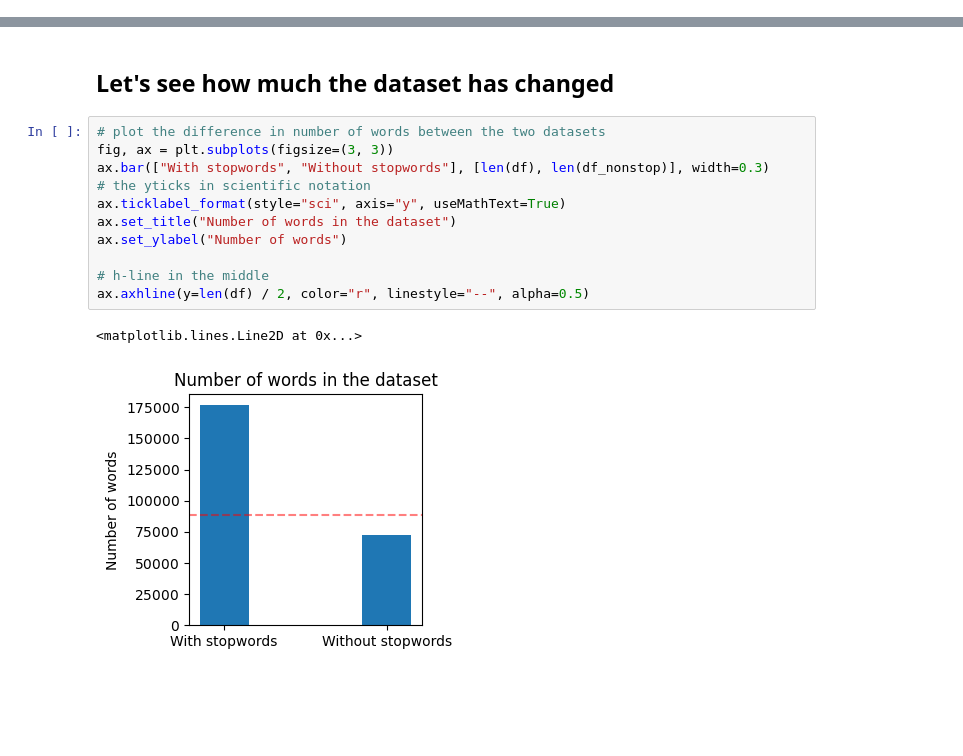
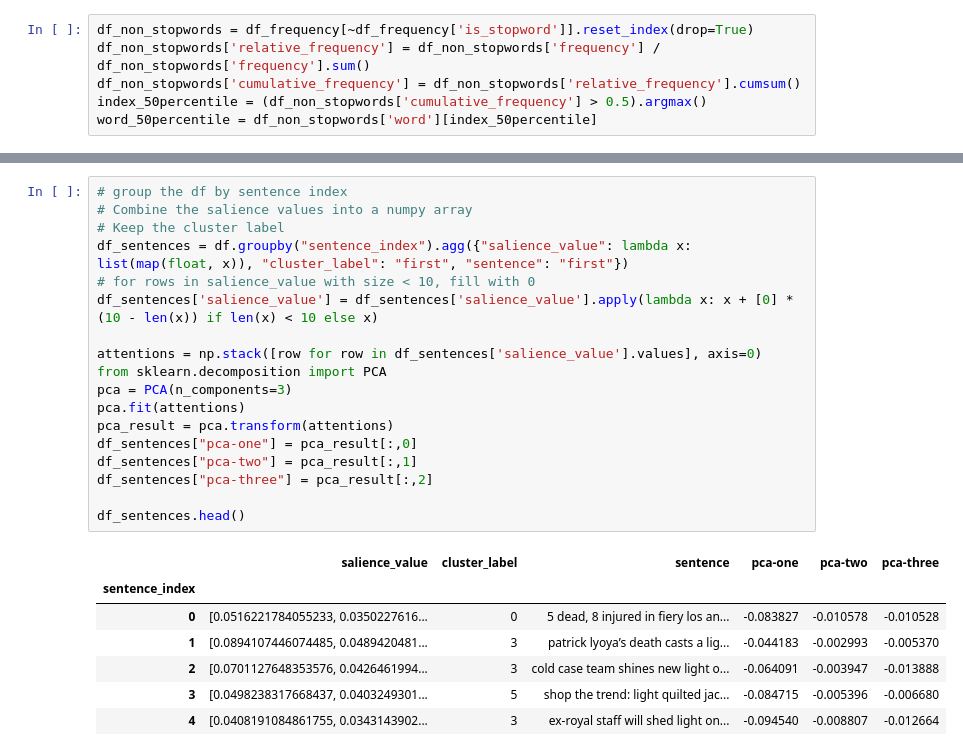
Before and after one commit to marc-gav/MasterThesis, a Jupyter notebook: study_dataset.ipynb, the cells around one changed output, grey strips where cells are left out. Cells and saved outputs as stored; diff of their text form; blank space fills up the shorter version.

```diff
--- a/study_dataset.ipynb
+++ b/study_dataset.ipynb
@@ -24,0 +132,6 @@ The dataset vocabulary size is 12076.
+# %%
+df_non_stopwords = df_frequency[~df_frequency['is_stopword']].reset_index(drop=True)
+df_non_stopwords['relative_frequency'] = df_non_stopwords['frequency'] / df_non_stopwords['frequency'].sum()
+df_non_stopwords['cumulative_frequency'] = df_non_stopwords['relative_frequency'].cumsum()
+index_50percentile = (df_non_stopwords['cumulative_frequency'] > 0.5).argmax()
+word_50percentile = df_non_stopwords['word'][index_50percentile]
@@ -212,16 +285,26 @@ Text(0.5, 0.98, 'Frequency and cumulative frequency of words. This time without
-# %% [markdown]
-## Let's see how much the dataset has changed
-# %%
-# plot the difference in number of words between the two datasets
-fig, ax = plt.subplots(figsize=(3, 3))
-ax.bar(["With stopwords", "Without stopwords"], [len(df), len(df_nonstop)], width=0.3)
-# the yticks in scientific notation
-ax.ticklabel_format(style="sci", axis="y", useMathText=True)
-ax.set_title("Number of words in the dataset")
-ax.set_ylabel("Number of words")
-
-# h-line in the middle
-ax.axhline(y=len(df) / 2, color="r", linestyle="--", alpha=0.5)
-# %% [output]
-<matplotlib.lines.Line2D at 0x...>
-[figure, removed]
+# %%
+# group the df by sentence index
+# Combine the salience values into a numpy array
+# Keep the cluster label
+df_sentences = df.groupby("sentence_index").agg({"salience_value": lambda x: list(map(float, x)), "cluster_label": "first", "sentence": "first"})
+# for rows in salience_value with size < 10, fill with 0
+df_sentences['salience_value'] = df_sentences['salience_value'].apply(lambda x: x + [0] * (10 - len(x)) if len(x) < 10 else x)
+
+attentions = np.stack([row for row in df_sentences['salience_value'].values], axis=0)
+from sklearn.decomposition import PCA
+pca = PCA(n_components=3)
+pca.fit(attentions)
+pca_result = pca.transform(attentions)
+df_sentences["pca-one"] = pca_result[:,0]
+df_sentences["pca-two"] = pca_result[:,1]
+df_sentences["pca-three"] = pca_result[:,2]
+
+df_sentences.head()
+# %% [output]
+|  | salience_value | cluster_label | sentence | pca-one | pca-two | pca-three |
+| sentence_index |  |  |  |  |  |  |
+| 0 | [0.0516221784055233, 0.0350227616... | 0 | 5 dead, 8 injured in fiery los an... | -0.083827 | -0.010578 | -0.010528 |
+| 1 | [0.0894107446074485, 0.0489420481... | 3 | patrick lyoya’s death casts a lig... | -0.044183 | -0.002993 | -0.005370 |
+| 2 | [0.0701127648353576, 0.0426461994... | 3 | cold case team shines new light o... | -0.064091 | -0.003947 | -0.013888 |
+| 3 | [0.0498238317668437, 0.0403249301... | 5 | shop the trend: light quilted jac... | -0.084715 | -0.005396 | -0.006680 |
+| 4 | [0.0408191084861755, 0.0343143902... | 3 | ex-royal staff will shed light on... | -0.094540 | -0.008807 | -0.012664 |
```
Also changed, not shown: parts of 21 cells of this notebook.
